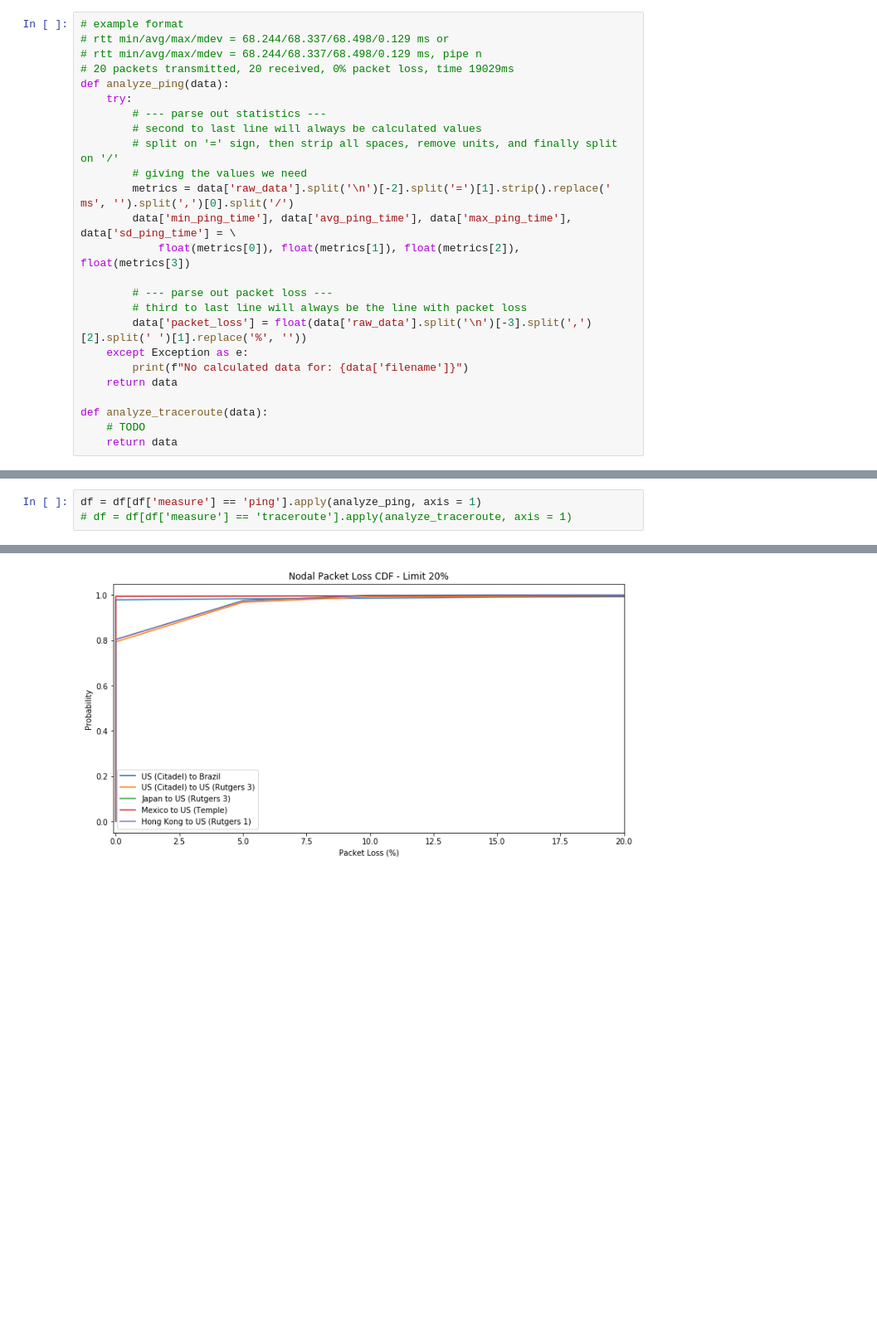
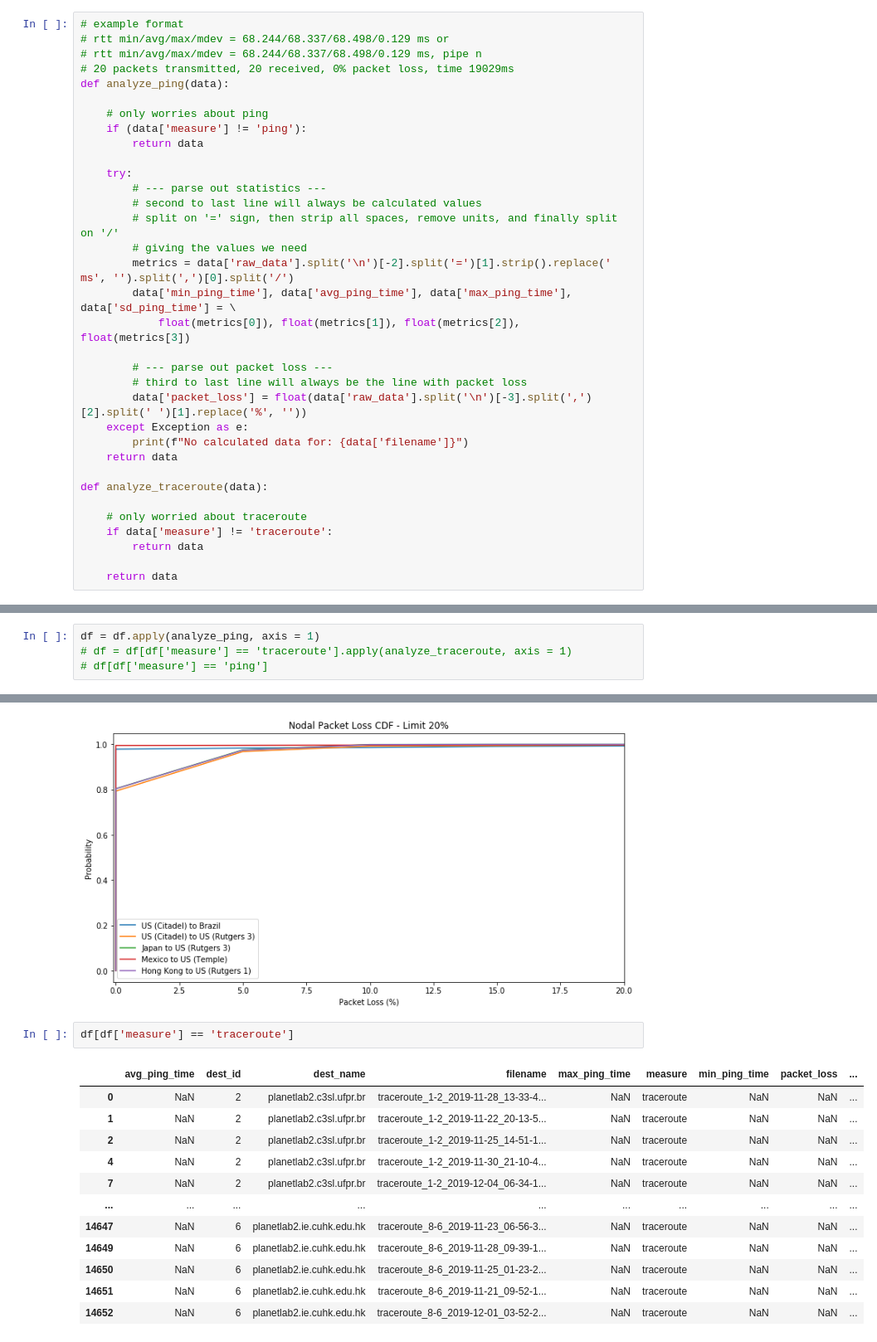
Before and after one commit to johnlahut/planet-lab, a Jupyter notebook: analysis/Analysis.ipynb, the cells around one changed output, grey strips where cells are left out. Shown at 83% size. Drawn from its saved outputs; the diff is of its cells as text; blank space fills up the shorter version.

```diff
--- a/analysis/Analysis.ipynb
+++ b/analysis/Analysis.ipynb
@@ -94,6 +95,11 @@ df = pd.DataFrame(data, columns = ['src_id', 'dest_id', 'time', 'measure', 'src_
 # rtt min/avg/max/mdev = 68.244/68.337/68.498/0.129 ms, pipe n
 # 20 packets transmitted, 20 received, 0% packet loss, time 19029ms
 def analyze_ping(data):
+
+    # only worries about ping
+    if (data['measure'] != 'ping'):
+        return data
+
     try:
         # --- parse out statistics ---
         # second to last line will always be calculated values
@@ -111,13 +117,18 @@ def analyze_ping(data):
     return data
 
 def analyze_traceroute(data):
-    # TODO
+
+    # only worried about traceroute
+    if data['measure'] != 'traceroute':
+        return data
+
     return data
 # %% [markdown]
 ### Apply the functions
 # %%
-df = df[df['measure'] == 'ping'].apply(analyze_ping, axis = 1)
+df = df.apply(analyze_ping, axis = 1)
 # df = df[df['measure'] == 'traceroute'].apply(analyze_traceroute, axis = 1)
+# df[df['measure'] == 'ping']
 # %% [output]
 No calculated data for: ping_7-4_2019-12-04_03-09-44.txt
 No calculated data for: ping_7-4_2019-12-05_04-26-39.txt
@@ -306,3 +302,18 @@ for i in range(2):
 # %% [output]
 [figure]
 [figure]
+# %%
+df[df['measure'] == 'traceroute']
+# %% [output]
+|  | avg_ping_time | dest_id | dest_name | filename | max_ping_time | measure | min_ping_time | packet_loss | ... |
+| 0 | NaN | 2 | planetlab2.c3sl.ufpr.br | traceroute_1-2_2019-11-28_13-33-4... | NaN | traceroute | NaN | NaN | ... |
+| 1 | NaN | 2 | planetlab2.c3sl.ufpr.br | traceroute_1-2_2019-11-22_20-13-5... | NaN | traceroute | NaN | NaN | ... |
+| 2 | NaN | 2 | planetlab2.c3sl.ufpr.br | traceroute_1-2_2019-11-25_14-51-1... | NaN | traceroute | NaN | NaN | ... |
+| 4 | NaN | 2 | planetlab2.c3sl.ufpr.br | traceroute_1-2_2019-11-30_21-10-4... | NaN | traceroute | NaN | NaN | ... |
+| 7 | NaN | 2 | planetlab2.c3sl.ufpr.br | traceroute_1-2_2019-12-04_06-34-1... | NaN | traceroute | NaN | NaN | ... |
+| ... | ... | ... | ... | ... | ... | ... | ... | ... | ... |
+| 14647 | NaN | 6 | planetlab2.ie.cuhk.edu.hk | traceroute_8-6_2019-11-23_06-56-3... | NaN | traceroute | NaN | NaN | ... |
+| 14649 | NaN | 6 | planetlab2.ie.cuhk.edu.hk | traceroute_8-6_2019-11-28_09-39-1... | NaN | traceroute | NaN | NaN | ... |
+| 14650 | NaN | 6 | planetlab2.ie.cuhk.edu.hk | traceroute_8-6_2019-11-25_01-23-2... | NaN | traceroute | NaN | NaN | ... |
+| 14651 | NaN | 6 | planetlab2.ie.cuhk.edu.hk | traceroute_8-6_2019-11-21_09-52-1... | NaN | traceroute | NaN | NaN | ... |
+| 14652 | NaN | 6 | planetlab2.ie.cuhk.edu.hk | traceroute_8-6_2019-12-01_03-52-2... | NaN | traceroute | NaN | NaN | ... |
```
Also changed, not shown: parts of 5 cells of this notebook.
